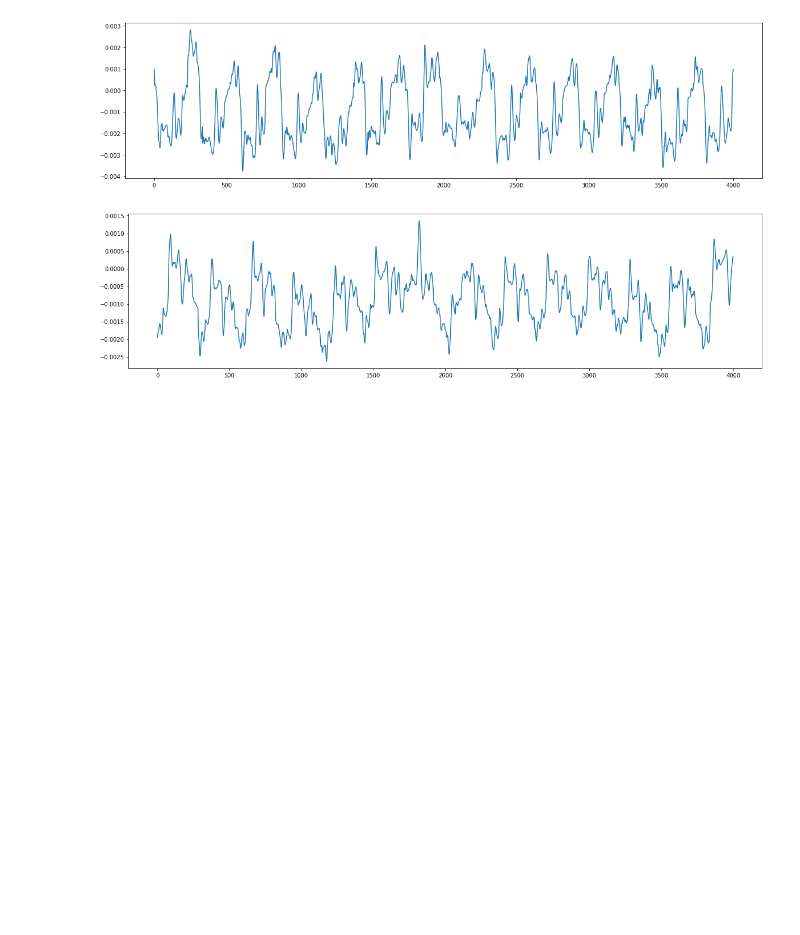
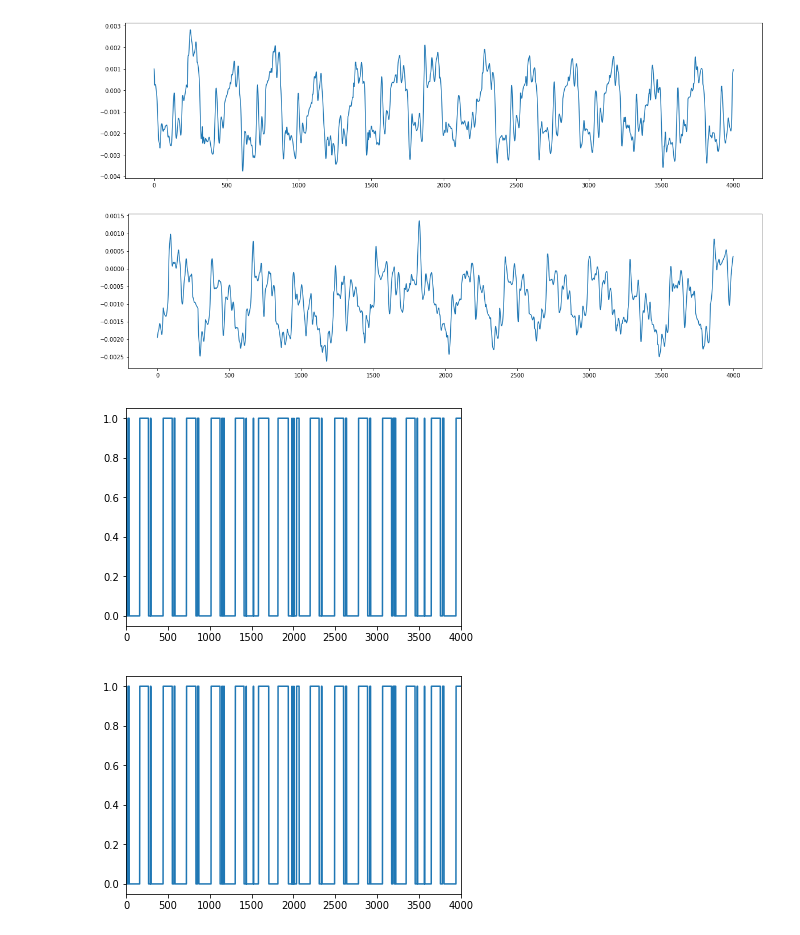
Before and after one commit to adrianaz94/ECiG---ECG-analysis-in-python, a Jupyter notebook: ecgAnalysis2.ipynb, the cells around one changed output. Drawn from its saved outputs; the diff is of its cells as text; code cells hidden in the pictures; blank space fills up the shorter version.

```diff
--- a/ecgAnalysis2.ipynb
+++ b/ecgAnalysis2.ipynb
@@ -330,6 +330,38 @@ ax.plot(MATwave[0:SignalLengthToDisplay])
 plt.show()
 # %% [output]
 [figure]
+# %%
+boi=[]
+boi_onset=[]
+boi_offset=[]
+#print(len(MApeak))
+#print(len(MATwave))
+for i in range(len(MATwave)):
+    if MApeak[i+int((W2-W1)/2)]>MATwave[i]:
+        boi.append(1)
+    else:
+        boi.append(0)
+for i in range(len(boi)-1):
+    if boi[i]==0 and boi[i+1]==1:
+        boi_onset.append(i+1)
+    if boi[i]==1 and boi[i+1]==0:
+        boi_offset.append(i+1)
+plt.plot(boi)
+plt.xlim(xmin=0,xmax=4000)
+plt.show()
+#print(len(boi_onset))
+#print(len(boi_offset))
+#for i in range(len(boi_onset)):
+#    print(boi_offset[i]-boi_onset[i])
+for i in range(len(boi_onset)):
+    if (boi_offset[i]-boi_onset[i])<W1:
+        boi[boi_onset[i]:boi_offset[i]]=[0]*(boi_offset[i]-boi_onset[i])
+plt.plot(boi)
+plt.xlim(xmin=0,xmax=4000)
+plt.show()
+# %% [output]
+[figure, added]
+[figure, added]
 # %%
 #thresholding
 RTmin=[]
```
Also changed, not shown: parts of 3 cells of this notebook.
